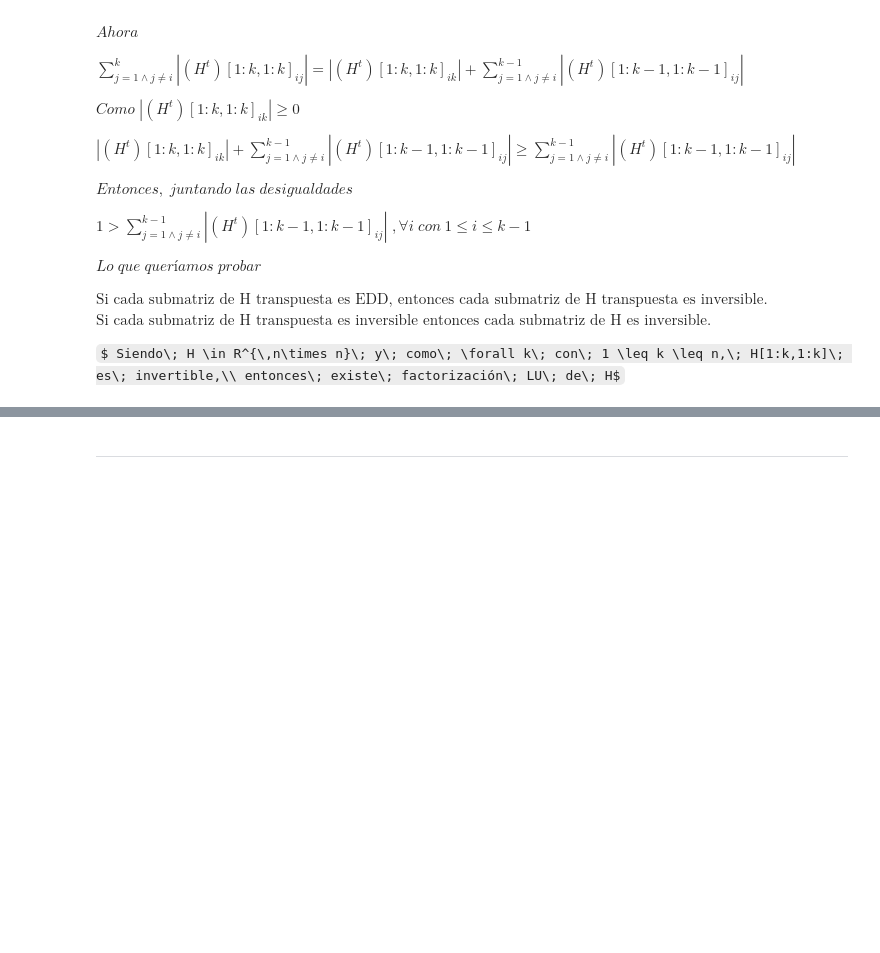
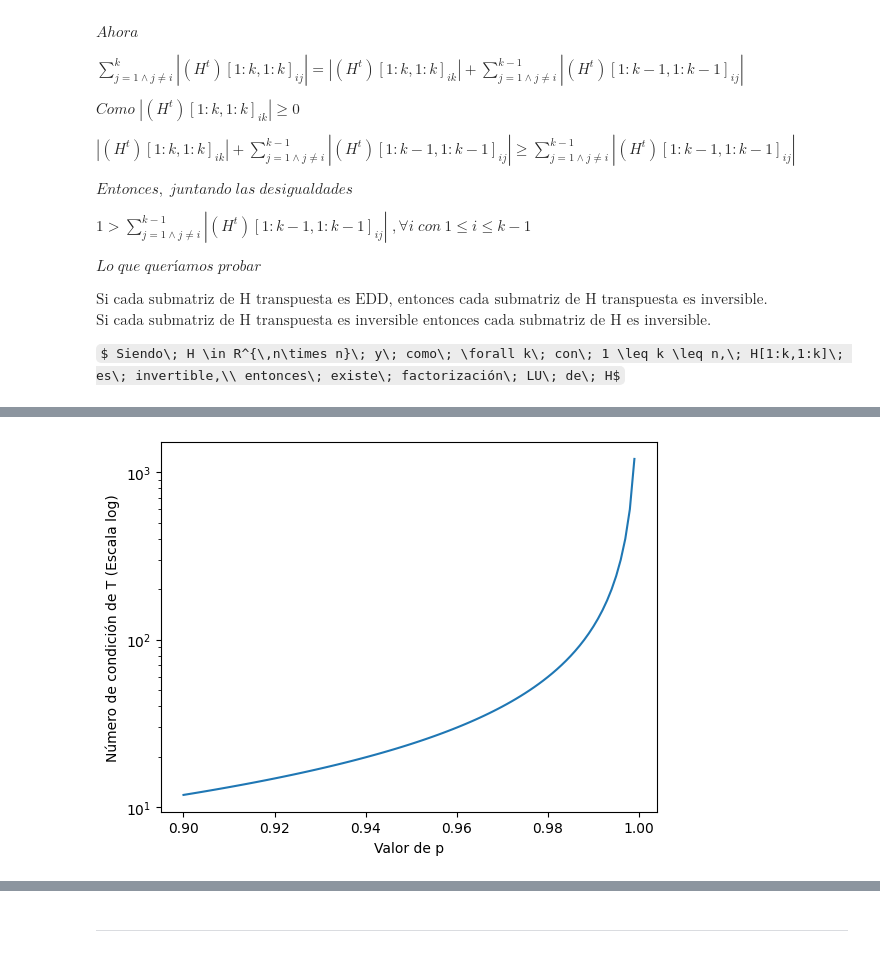
Before and after one commit to r3ch1rd/TP1alc, a Jupyter notebook: grupo_XX_TP1.ipynb, the cells around one changed output, grey strips where cells are left out. Saved outputs shown, nothing was run; the diff lists cells and outputs as text; code cells hidden in the pictures; some formulas as TeX source; blank space fills up the shorter version.

```diff
--- a/grupo_XX_TP1.ipynb
+++ b/grupo_XX_TP1.ipynb
@@ -110,0 +147,14 @@ $ Siendo\; H \in R^{\,n\times n}\; y\; como\; \forall k\; con\; 1 \leq k \leq n,
+# %%
+ps = np.linspace(0.9,0.999,100)
+cond = []
+for i in ps:
+    cond.append(np.linalg.cond(calcularA(W,i)))
+
+fig, ax = plt.subplots()
+ax.plot(np.arange(0.9,1,0.001),cond)
+plt.yscale("log")
+plt.xlabel('Valor de p')
+plt.ylabel('Número de condición de T (Escala log)')
+plt.show()
+# %% [output]
+[figure, added]
```
Also changed, not shown: parts of 16 cells of this notebook.
